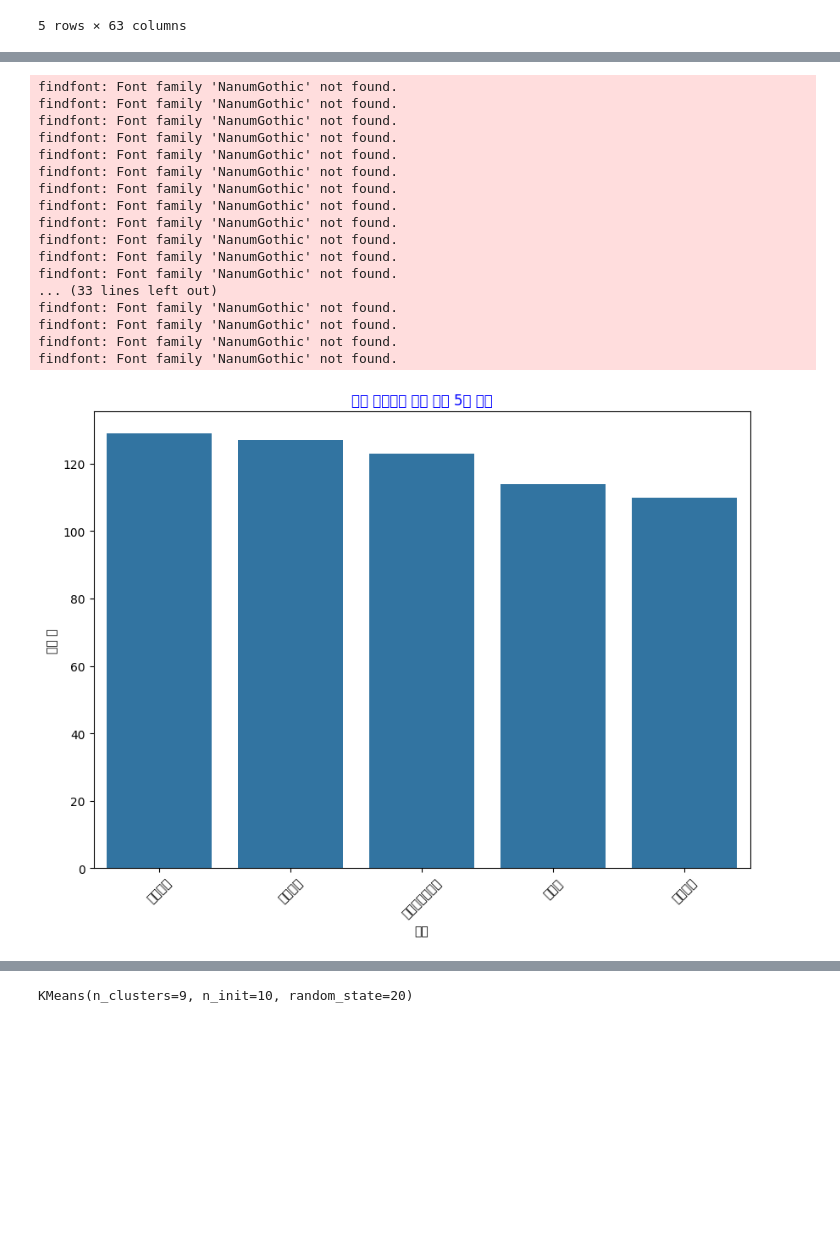
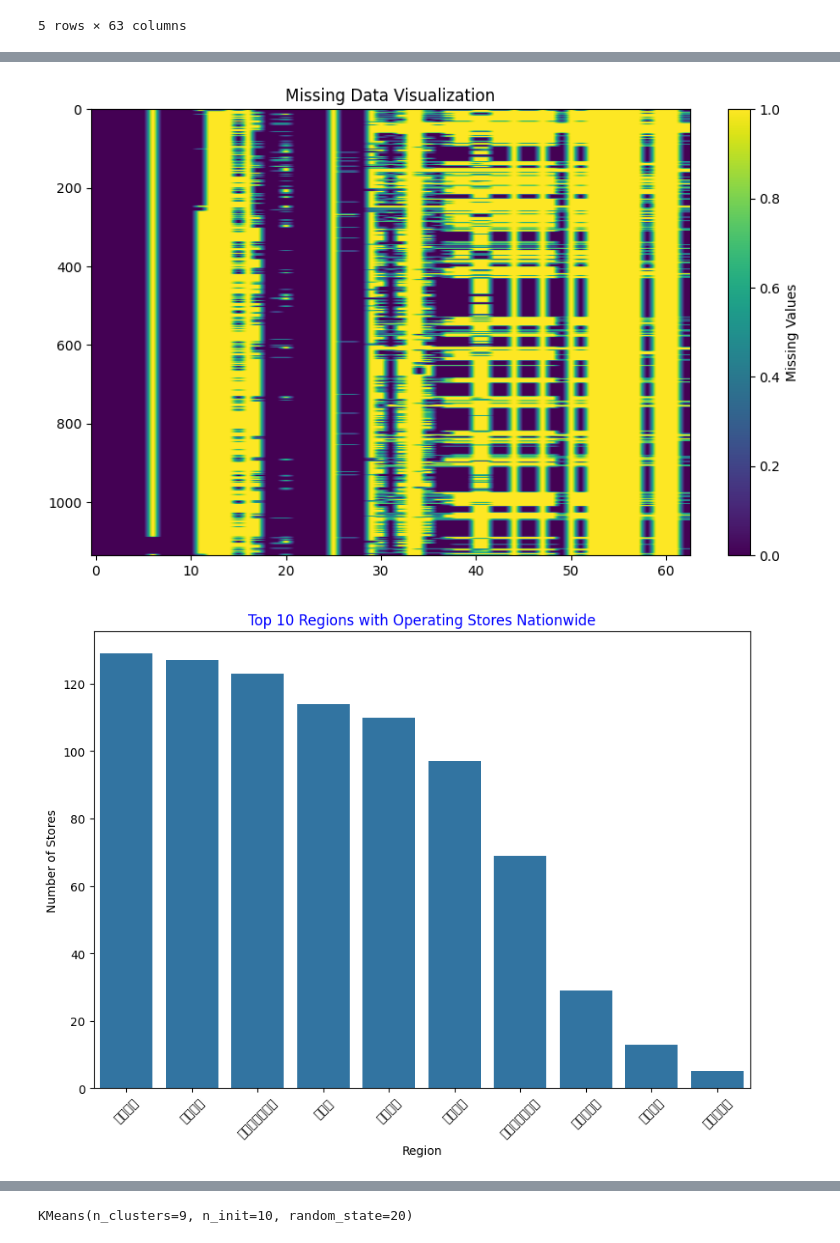
Before and after one commit to Konkuk-Univ-Glocal-Campus/ml202401-midterm-sungminiioo, a Jupyter notebook: Untitled-1.ipynb, the cells around one changed output, grey strips where cells are left out. Drawn from its saved outputs; the diff is of its cells as text; code cells hidden in the pictures; blank space fills up the shorter version.

```diff
--- a/Untitled-1.ipynb
+++ b/Untitled-1.ipynb
@@ -33,3 +19,0 @@ Index(['번호', '개방서비스명', '개방서비스아이디', '개방자치
-# %%
-import matplotlib.pyplot as plt
-plt.rcParams['font.family'] = 'NanumGothic'
@@ -36,49 +60,40 @@ plt.rcParams['font.family'] = 'NanumGothic'
+# %%
+# 시각화를 통해 결측치 확인
+plt.figure(figsize=(10, 6))
+plt.title('Missing Data Visualization')
+plt.imshow(data.isnull(), aspect='auto', cmap='viridis')
+plt.colorbar(label='Missing Values')
+plt.show()
+# %% [output]
+[figure, added]
 # %%
-
 import seaborn as sns
-# 폰트 설정
-plt.rcParams['font.family'] = 'NanumGothic'  # 나눔고딕 폰트를 사용하도록 설정
-plt.rcParams['axes.unicode_minus'] = False  # 마이너스 부호 출력 설정
 
 # 데이터 불러오기
 data = pd.read_csv("data.csv", encoding='utf-8')
 
 # '상세영업상태명'이 '영업중'인 행 선택
 data = data[data['상세영업상태명'] == '영업중']
 
 # '도로명전체주소' 열에서 지역 정보 추출
 data['지역'] = data['도로명전체주소'].str.split(' ', expand=True).iloc[:, 0]
 
 # 전체 지역 중 가장 많이 등장한 상위 5개 지역 선택
-top_locations = data['지역'].value_counts().head(5)
+top_locations = data['지역'].value_counts().head(10)
 
 # 시각화
 plt.figure(figsize=(10, 7))
 sns.barplot(x=top_locations.index, y=top_locations.values)
 plt.xticks(rotation=45)
-plt.title('전국 영업중인 상점 상위 5개 지역', color='blue')
-plt.xlabel('지역')
-plt.ylabel('상점 수')
+
+
+
+plt.title('Top 10 Regions with Operating Stores Nationwide', color='blue')
+plt.xlabel('Region')
+plt.ylabel('Number of Stores')
 plt.show()
 # %% [output]
-findfont: Font family 'NanumGothic' not found.
-findfont: Font family 'NanumGothic' not found.
-findfont: Font family 'NanumGothic' not found.
-findfont: Font family 'NanumGothic' not found.
-findfont: Font family 'NanumGothic' not found.
-findfont: Font family 'NanumGothic' not found.
-findfont: Font family 'NanumGothic' not found.
-findfont: Font family 'NanumGothic' not found.
-findfont: Font family 'NanumGothic' not found.
-findfont: Font family 'NanumGothic' not found.
-findfont: Font family 'NanumGothic' not found.
-findfont: Font family 'NanumGothic' not found.
-... (33 lines left out)
-findfont: Font family 'NanumGothic' not found.
-findfont: Font family 'NanumGothic' not found.
-findfont: Font family 'NanumGothic' not found.
-findfont: Font family 'NanumGothic' not found.
-[figure, old version]
+[figure, new version]
 # %%
 #데이터 선별
 data = data[["좌표정보(x)", "좌표정보(y)"]]
```
Also changed, not shown: parts of 7 cells of this notebook.
